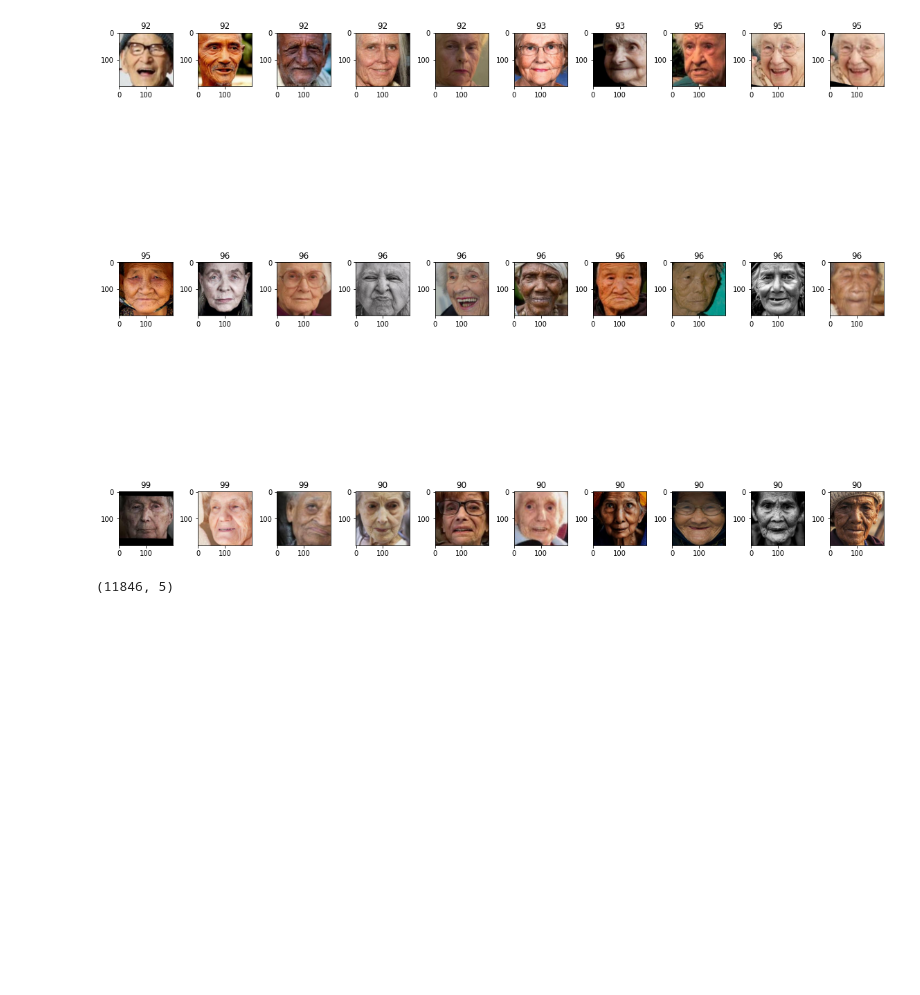
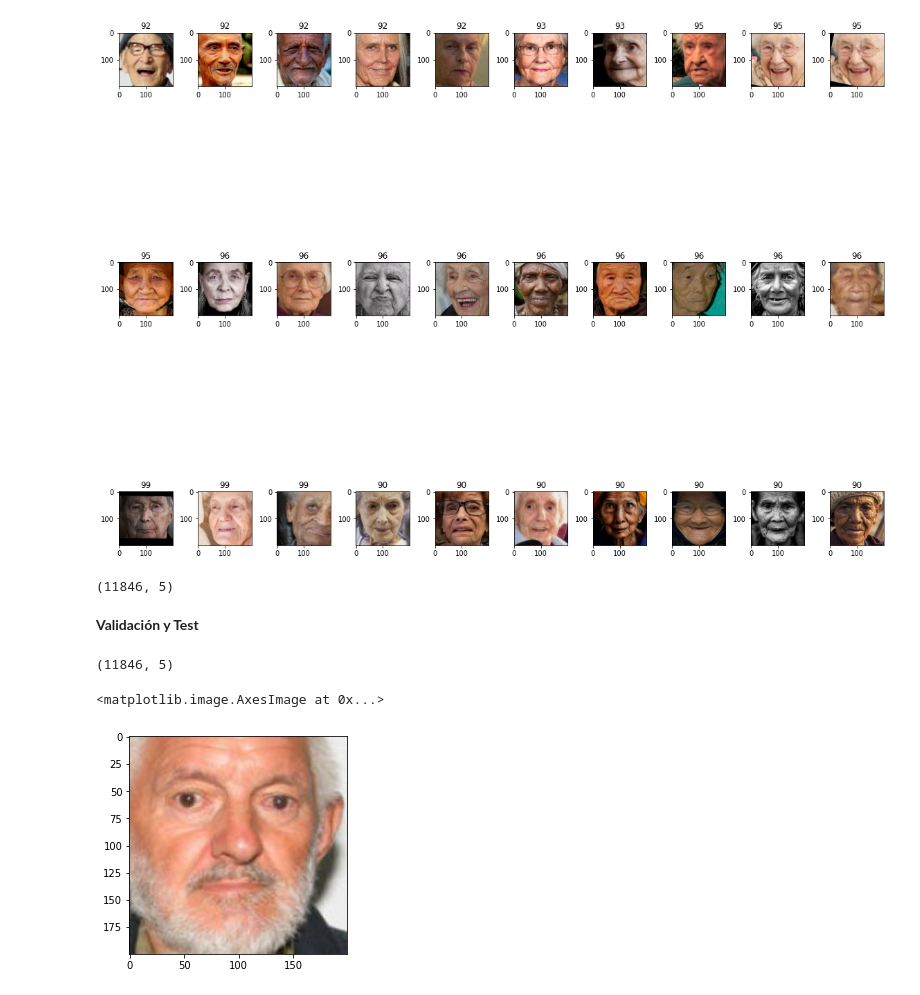
Before and after one commit to vachaconcu/Mineriadatos, a Jupyter notebook: CargaDatos_uno.ipynb, the cells around one changed output. Drawn from its saved outputs; the diff is of its cells as text; code cells hidden in the pictures; blank space fills up the shorter version.

```diff
--- a/CargaDatos_uno.ipynb
+++ b/CargaDatos_uno.ipynb
@@ -249,3 +249,16 @@ plt.show()
 at.shape
 # %% [output]
 (11846, 5)
+# %% [markdown]
+**Validación y Test**
+# %%
+from numpy import load
+dict_data = load('/content/drive/My Drive/Mineria/uno.npz') ; datos = dict_data['arr_0']
+datos=datos.reshape((11846,200,200,3));datos.shape
+at = pd.read_csv('/content/drive/My Drive/Mineria/uno.csv');at.shape
+# %% [output]
+(11846, 5)
+# %%
+from sklearn.model_selection import train_test_split
+X_train, X_test = train_test_split(datos, test_size=0.10, random_state=42)
+y_train,y_test = train_test_split(at,test_size=0.10,random_state=42)
@@ -251,0 +270,6 @@ at.shape
+# %%
+image = np.squeeze(X_train[10656])
+plt.imshow(image)
+# %% [output]
+<matplotlib.image.AxesImage at 0x...>
+[figure, added]
```
Also changed, not shown: parts of 6 cells of this notebook.
